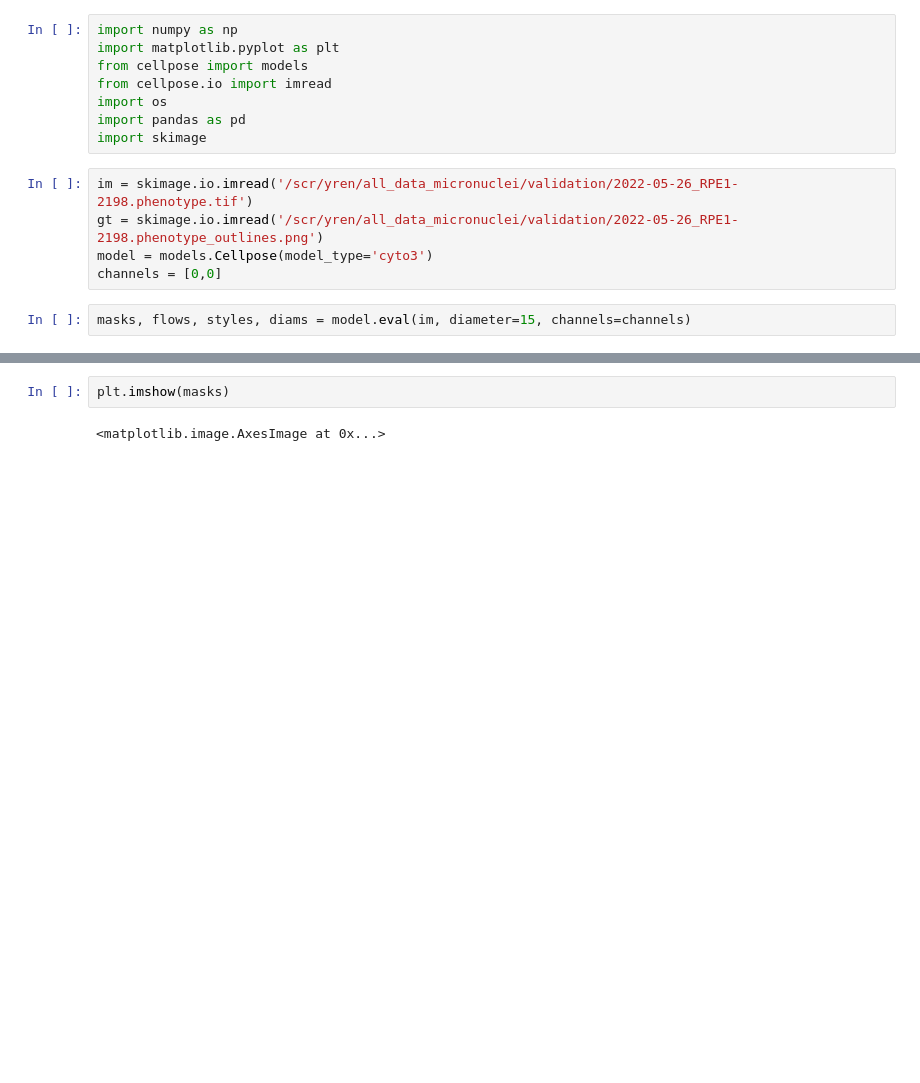
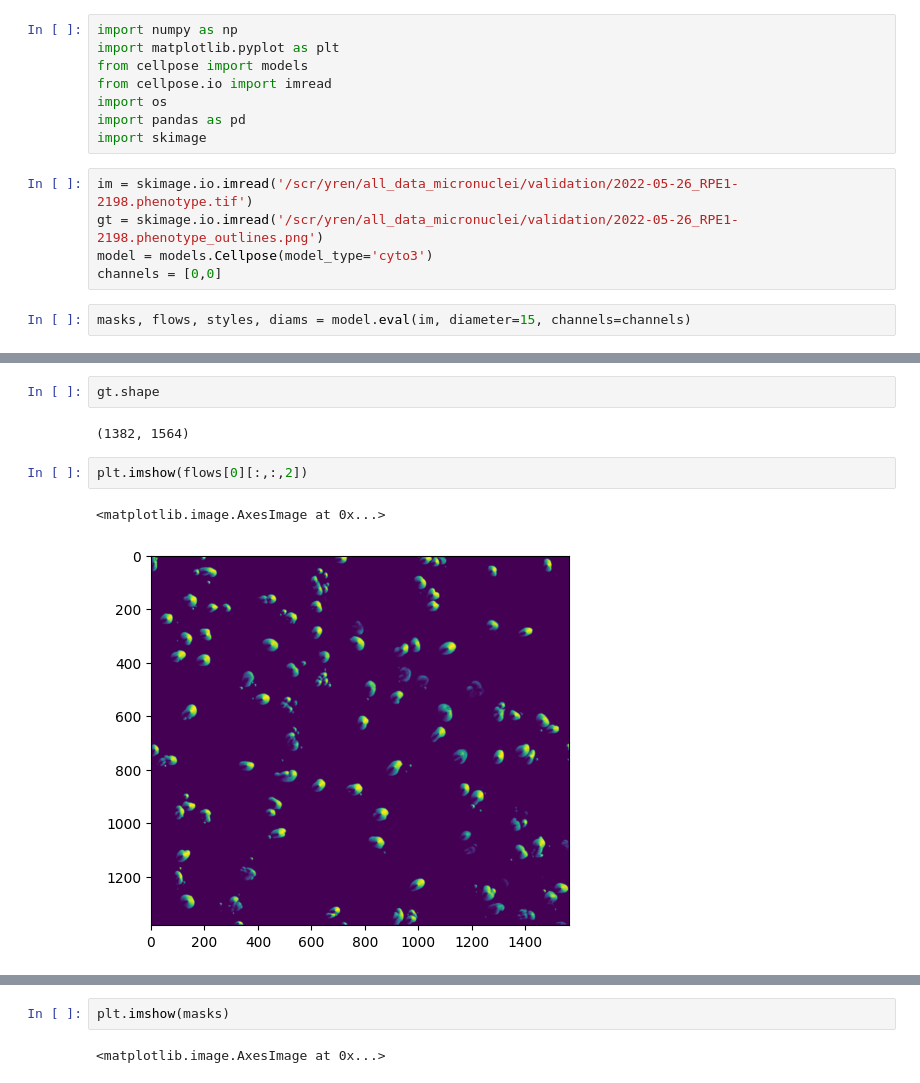
Before and after one commit to CaicedoLab/micronuclei-detection, a Jupyter notebook: notebooks/cellpose.ipynb, the cells around one changed output, grey strips where cells are left out. Drawn from its saved outputs; the diff is of its cells as text; blank space fills up the shorter version.

```diff
--- a/notebooks/cellpose.ipynb
+++ b/notebooks/cellpose.ipynb
@@ -79,0 +104,9 @@ masks, flows, styles, diams = model.eval(im, diameter=15, channels=channels)
+# %%
+gt.shape
+# %% [output]
+(1382, 1564)
+# %%
+plt.imshow(flows[0][:,:,2])
+# %% [output]
+<matplotlib.image.AxesImage at 0x...>
+[figure, added]
```
Also changed, not shown: parts of 7 cells of this notebook, 2 other files.
